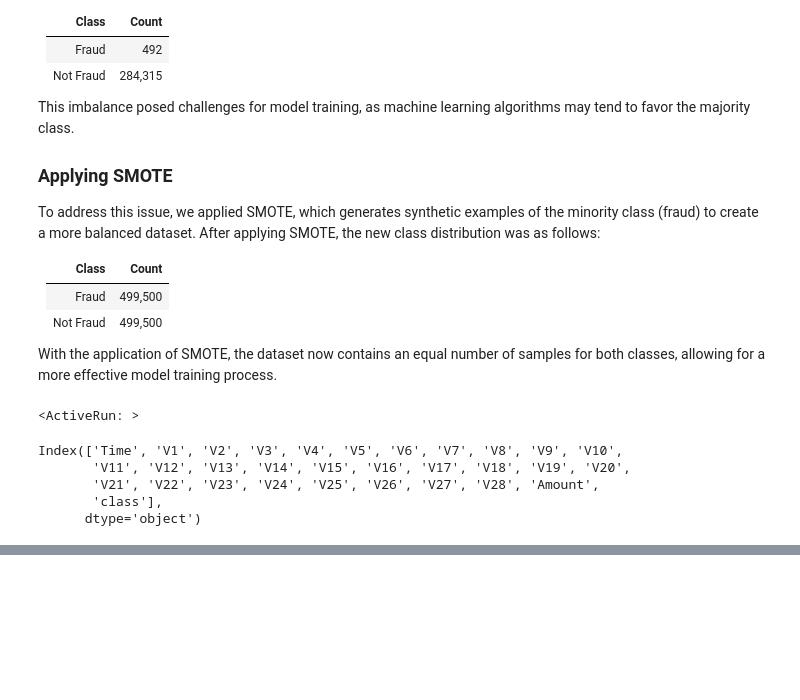
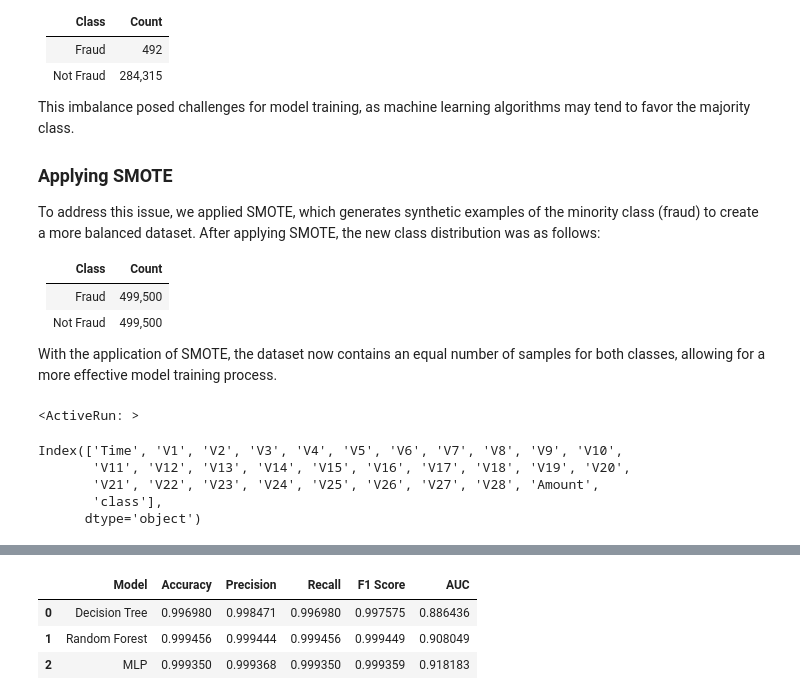
Before and after one commit to Marta233/Fraud_Detection, a Jupyter notebook: notebook/Credit_model.ipynb, the cells around one changed output, grey strips where cells are left out. Drawn from its saved outputs; the diff is of its cells as text; code cells hidden in the pictures; blank space fills up the shorter version.

Commit message:
model

```diff
--- a/notebook/Credit_model.ipynb
+++ b/notebook/Credit_model.ipynb
@@ -157,2 +178,9 @@ model.display_metrics_table()
 | 1 | Random Forest | 0.999456 | 0.999444 | 0.999456 | 0.999449 | 0.908049 |
 | 2 | MLP | 0.999350 | 0.999368 | 0.999350 | 0.999359 | 0.918183 |
+# %%
+model.display_metrics_table()
+# %% [output]
+|  | Model | Accuracy | Precision | Recall | F1 Score | AUC |
+| 0 | Decision Tree | 0.996980 | 0.998471 | 0.996980 | 0.997575 | 0.886436 |
+| 1 | Random Forest | 0.999456 | 0.999444 | 0.999456 | 0.999449 | 0.908049 |
+| 2 | MLP | 0.999350 | 0.999368 | 0.999350 | 0.999359 | 0.918183 |
```
Also changed, not shown: parts of 7 cells of this notebook.
